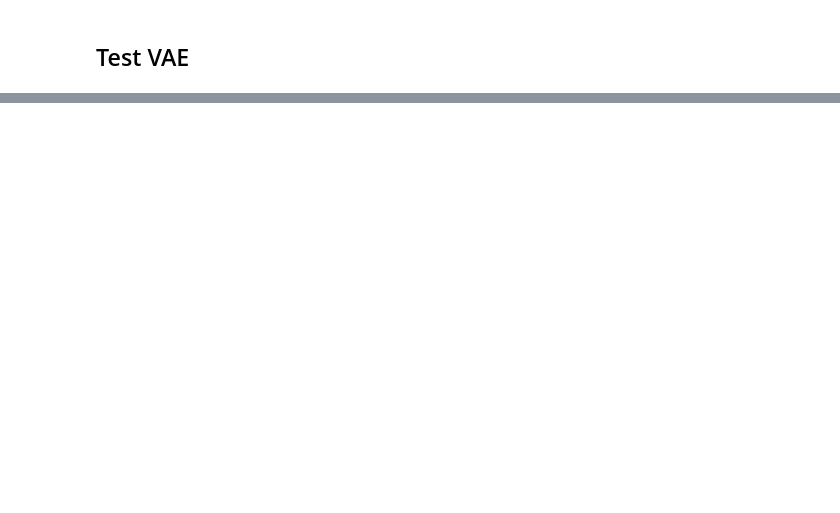
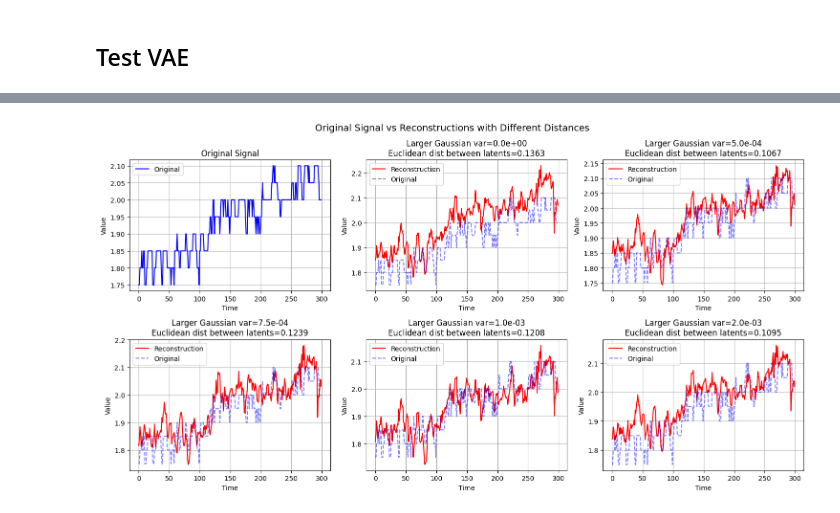
Before and after one commit to JiaxingQiu/llm_nicu_vitalsigns, a Jupyter notebook: script/VITAL/test_vae.ipynb, the cells around one changed output, grey strips where cells are left out. Cells and saved outputs as stored; diff of their text form; code cells hidden in the pictures; blank space fills up the shorter version.

```diff
--- a/script/VITAL/test_vae.ipynb
+++ b/script/VITAL/test_vae.ipynb
@@ -476,0 +288,48 @@ plt.show()
+# %%
+i = 1
+x, text_features, _ = train_dataloader.dataset[i]  # Assuming third element is labels
+# _, x_hat, mean, log_var = model(x, text_features)
+
+# Create figure and subplots
+fig, axs = plt.subplots(2, 3, figsize=(15, 8))
+fig.suptitle('Original Signal vs Reconstructions with Different Distances', fontsize=14)
+
+# Flatten axs for easier iteration
+axs = axs.flatten()
+
+# Plot original signal in first subplot
+axs[0].plot(x.detach().numpy(), 'b-', label='Original')
+axs[0].set_title('Original Signal')
+axs[0].set_xlabel('Time')
+axs[0].set_ylabel('Value')
+axs[0].grid(True)
+axs[0].legend()
+
+# Plot reconstructions with different distances
+distances = [0, 5e-4, 7.5e-4, 1e-3, 2e-3]
+for i, distance in enumerate(distances, 1):
+    # Get embeddings and reconstruction
+    z_true, z_mean, z_log_var = model.ts_encoder(x)
+    z = model.ts_encoder.reparameterization(z_mean, z_log_var + distance)
+    x_hat = model.ts_decoder(z)
+    _, z_mean_hat, z_log_var_hat = model.ts_encoder(x_hat)
+
+    # Calculate Euclidean distance
+    z_mean = z_mean.cpu().detach().numpy()
+    z_mean_hat = z_mean_hat.cpu().detach().numpy()
+    euc_dist = np.sqrt(np.sum((z_mean - z_mean_hat) ** 2))
+
+    # Plot reconstruction
+    axs[i].plot(x_hat.detach().numpy(), 'r-', label=f'Reconstruction')
+    axs[i].plot(x.detach().numpy(), 'b--', alpha=0.5, label='Original')
+    axs[i].set_title(f'Larger Gaussian var={distance:.1e}\nEuclidean dist between latents={euc_dist:.4f}')
+    axs[i].set_xlabel('Time')
+    axs[i].set_ylabel('Value')
+    axs[i].grid(True)
+    axs[i].legend()
+
+# Adjust layout
+plt.tight_layout()
+plt.show()
+# %% [output]
+[figure, added]
```
Also changed, not shown: parts of 16 cells of this notebook, 3 other files.
